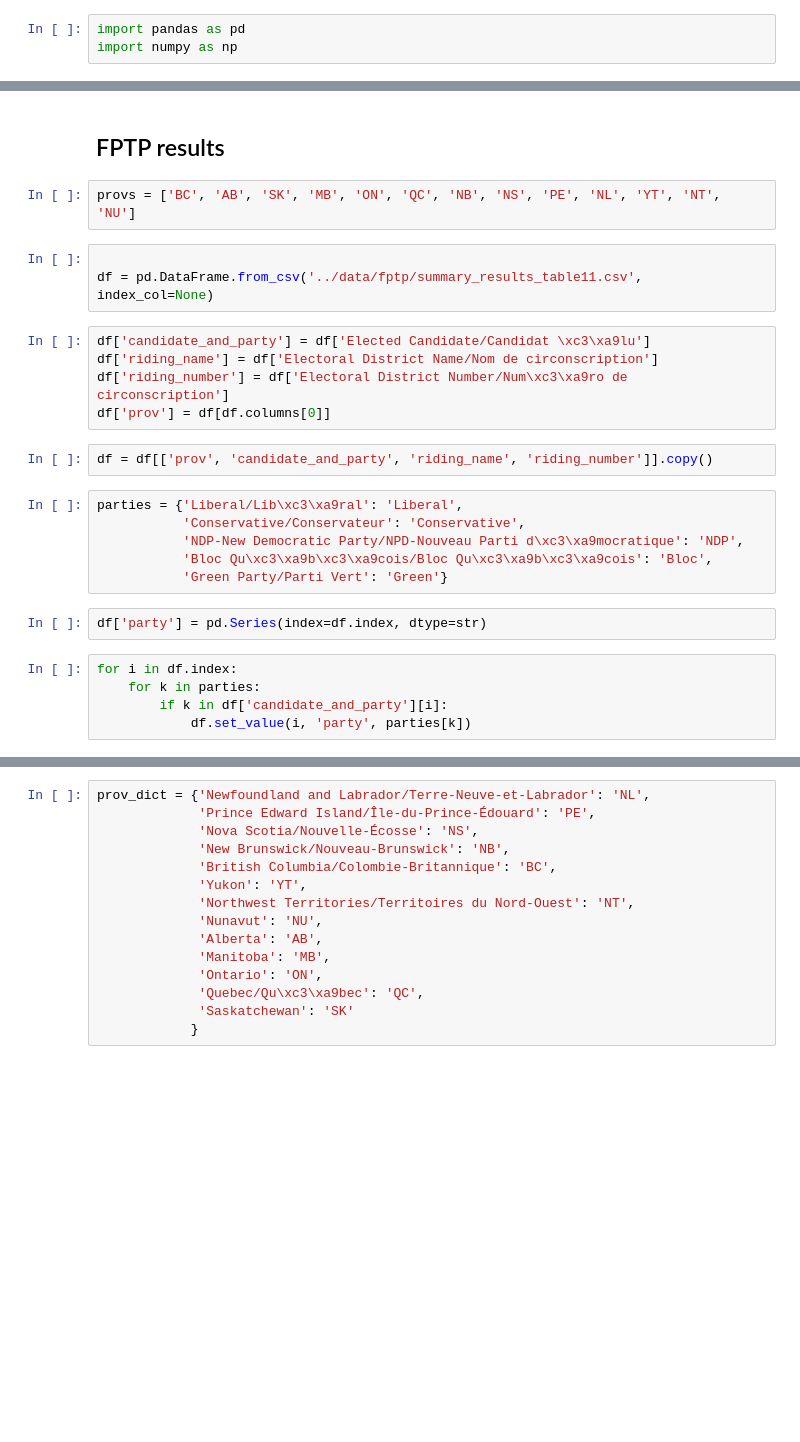
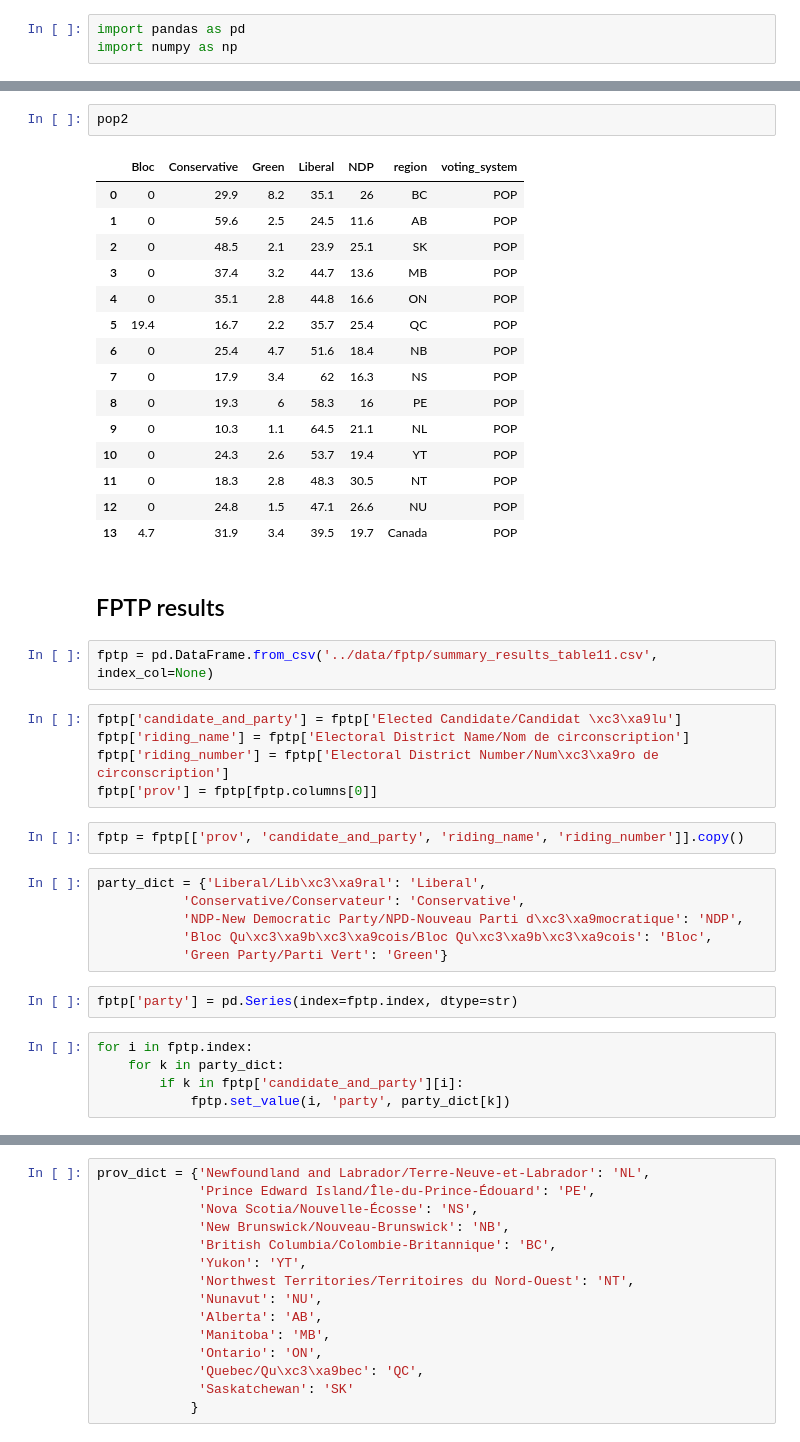
Before and after one commit to smcmurtry/electoral_reform, a Jupyter notebook: python/data_munging.ipynb, the cells around one changed output, grey strips where cells are left out. Saved outputs shown, nothing was run; the diff lists cells and outputs as text; blank space fills up the shorter version.

```diff
--- a/python/data_munging.ipynb
+++ b/python/data_munging.ipynb
@@ -4,27 +67,42 @@ import numpy as np
+# %%
+pop2
+# %% [output]
+|  | Bloc | Conservative | Green | Liberal | NDP | region | voting_system |
+| 0 | 0 | 29.9 | 8.2 | 35.1 | 26 | BC | POP |
+| 1 | 0 | 59.6 | 2.5 | 24.5 | 11.6 | AB | POP |
+| 2 | 0 | 48.5 | 2.1 | 23.9 | 25.1 | SK | POP |
+| 3 | 0 | 37.4 | 3.2 | 44.7 | 13.6 | MB | POP |
+| 4 | 0 | 35.1 | 2.8 | 44.8 | 16.6 | ON | POP |
+| 5 | 19.4 | 16.7 | 2.2 | 35.7 | 25.4 | QC | POP |
+| 6 | 0 | 25.4 | 4.7 | 51.6 | 18.4 | NB | POP |
+| 7 | 0 | 17.9 | 3.4 | 62 | 16.3 | NS | POP |
+| 8 | 0 | 19.3 | 6 | 58.3 | 16 | PE | POP |
+| 9 | 0 | 10.3 | 1.1 | 64.5 | 21.1 | NL | POP |
+| 10 | 0 | 24.3 | 2.6 | 53.7 | 19.4 | YT | POP |
+| 11 | 0 | 18.3 | 2.8 | 48.3 | 30.5 | NT | POP |
+| 12 | 0 | 24.8 | 1.5 | 47.1 | 26.6 | NU | POP |
+| 13 | 4.7 | 31.9 | 3.4 | 39.5 | 19.7 | Canada | POP |
 # %% [markdown]
 ## FPTP results
-# %%
-provs = ['BC', 'AB', 'SK', 'MB', 'ON', 'QC', 'NB', 'NS', 'PE', 'NL', 'YT', 'NT', 'NU']
 # %%
-
-df = pd.DataFrame.from_csv('../data/fptp/summary_results_table11.csv', index_col=None)
+fptp = pd.DataFrame.from_csv('../data/fptp/summary_results_table11.csv', index_col=None)
 # %%
-df['candidate_and_party'] = df['Elected Candidate/Candidat \xc3\xa9lu']
-df['riding_name'] = df['Electoral District Name/Nom de circonscription']
-df['riding_number'] = df['Electoral District Number/Num\xc3\xa9ro de circonscription']
-df['prov'] = df[df.columns[0]]
+fptp['candidate_and_party'] = fptp['Elected Candidate/Candidat \xc3\xa9lu']
+fptp['riding_name'] = fptp['Electoral District Name/Nom de circonscription']
+fptp['riding_number'] = fptp['Electoral District Number/Num\xc3\xa9ro de circonscription']
+fptp['prov'] = fptp[fptp.columns[0]]
 # %%
-df = df[['prov', 'candidate_and_party', 'riding_name', 'riding_number']].copy()
+fptp = fptp[['prov', 'candidate_and_party', 'riding_name', 'riding_number']].copy()
 # %%
-parties = {'Liberal/Lib\xc3\xa9ral': 'Liberal',
+party_dict = {'Liberal/Lib\xc3\xa9ral': 'Liberal',
            'Conservative/Conservateur': 'Conservative',
            'NDP-New Democratic Party/NPD-Nouveau Parti d\xc3\xa9mocratique': 'NDP',
            'Bloc Qu\xc3\xa9b\xc3\xa9cois/Bloc Qu\xc3\xa9b\xc3\xa9cois': 'Bloc',
            'Green Party/Parti Vert': 'Green'}
 # %%
-df['party'] = pd.Series(index=df.index, dtype=str)
+fptp['party'] = pd.Series(index=fptp.index, dtype=str)
 # %%
-for i in df.index:
-    for k in parties:
-        if k in df['candidate_and_party'][i]:
-            df.set_value(i, 'party', parties[k])
+for i in fptp.index:
+    for k in party_dict:
+        if k in fptp['candidate_and_party'][i]:
+            fptp.set_value(i, 'party', party_dict[k])
```
Also changed, not shown: parts of 39 cells of this notebook, 7 other files.
